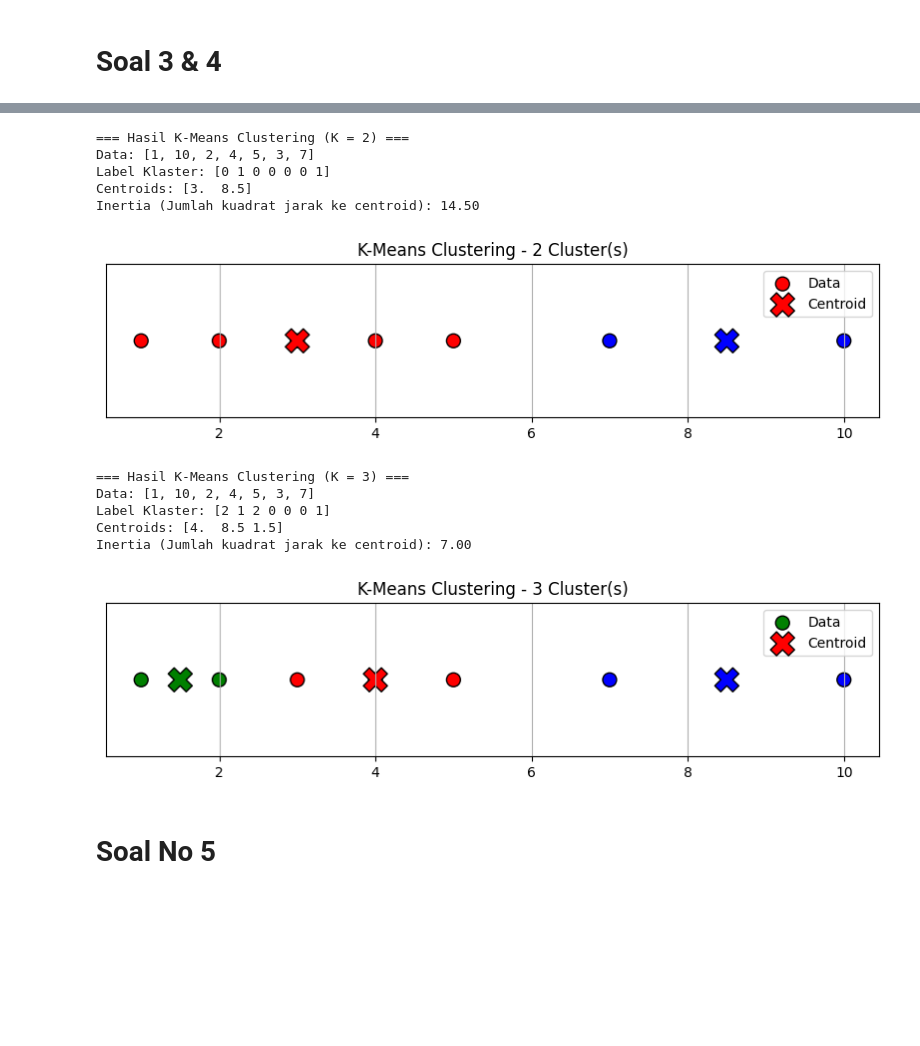
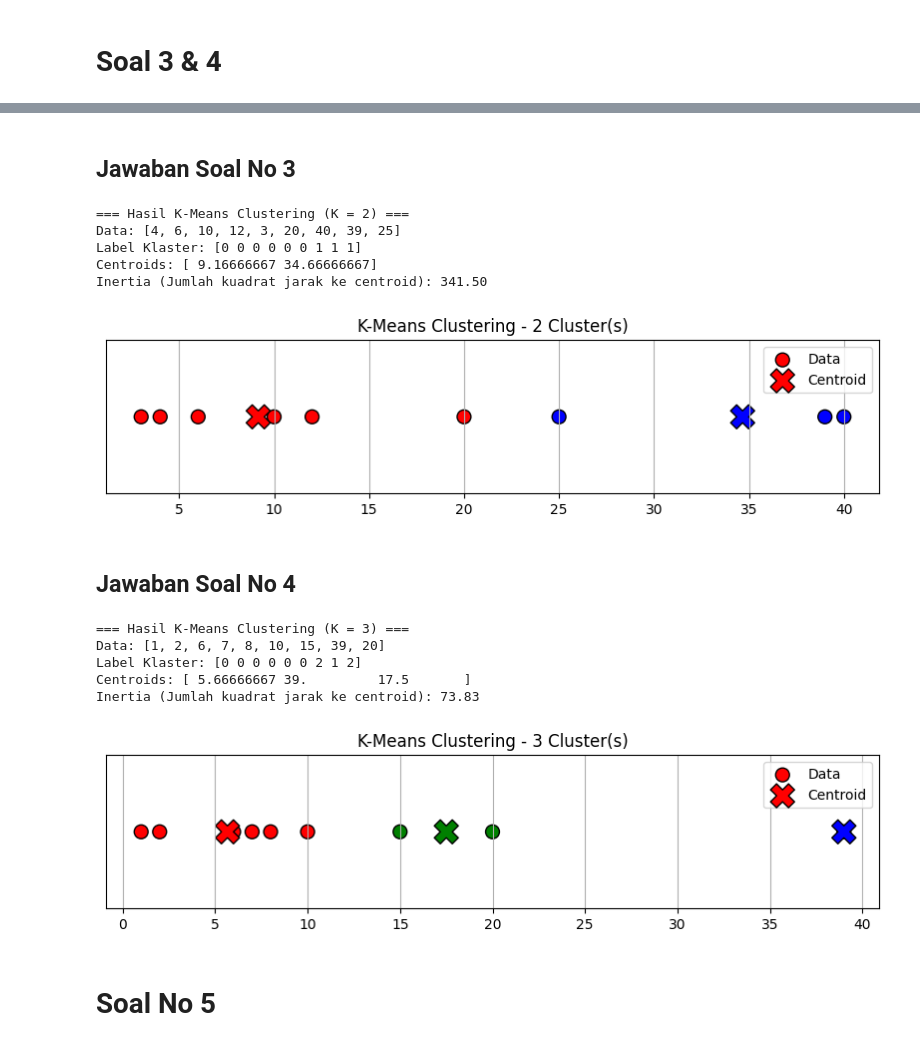
Before and after one commit to robilprogramer/uas-penambangan-data, a Jupyter notebook: main.ipynb, the cells around one changed output, grey strips where cells are left out. Cells and saved outputs as stored; diff of their text form; code cells hidden in the pictures; blank space fills up the shorter version.

Commit message:
Fix Jawaban

```diff
--- a/main.ipynb
+++ b/main.ipynb
@@ -69,8 +69,8 @@ print("-" * 40)
 encoders = {}
 encoded_df = df.copy()
 
-feature_cols = ['STUDENT', 'CREDIT_RATING']
-#feature_cols = ['AGE', 'INCOME', 'STUDENT', 'CREDIT_RATING']
+
+feature_cols = ['AGE', 'INCOME', 'STUDENT', 'CREDIT_RATING']
 target_col = 'CLASS'
 
 print("Mapping encoding untuk setiap fitur:")
@@ -700,28 +627,38 @@ def run_kmeans_clustering(data, n_clusters=2):
     plt.grid(True)
     plt.legend()
     plt.show()
+# %% [markdown]
+## Jawaban Soal No 3
+# %%
+# Dataset
+#Nim Saya  : 0102524719
+#jadi 3(x) = 39
+data = [4, 6, 10,12, 3, 20, 40 , 39, 25]
+# Jalankan untuk 2 cluster
+run_kmeans_clustering(data, n_clusters=2)
+# %% [output]
+=== Hasil K-Means Clustering (K = 2) ===
+Data: [4, 6, 10, 12, 3, 20, 40, 39, 25]
+Label Klaster: [0 0 0 0 0 0 1 1 1]
+Centroids: [ 9.16666667 34.66666667]
+Inertia (Jumlah kuadrat jarak ke centroid): 341.50
+[figure, added]
+# %% [markdown]
+## Jawaban Soal No 4
 # %%
 # Dataset
-data = [1, 10, 2, 4, 5, 3, 7]
-
-# Jalankan untuk 2 cluster
-run_kmeans_clustering(data, n_clusters=2)
-
+#Nim Saya  : 0102524719
+#jadi 3(x) = 39
+data = [1, 2, 6, 7, 8, 10, 15 , 39, 20]
 # Jalankan untuk 3 cluster
 run_kmeans_clustering(data, n_clusters=3)
 # %% [output]
-=== Hasil K-Means Clustering (K = 2) ===
-Data: [1, 10, 2, 4, 5, 3, 7]
-Label Klaster: [0 1 0 0 0 0 1]
-Centroids: [3.  8.5]
-Inertia (Jumlah kuadrat jarak ke centroid): 14.50
+=== Hasil K-Means Clustering (K = 3) ===
+Data: [1, 2, 6, 7, 8, 10, 15, 39, 20]
+Label Klaster: [0 0 0 0 0 0 2 1 2]
+Centroids: [ 5.66666667 39.         17.5       ]
+Inertia (Jumlah kuadrat jarak ke centroid): 73.83
-[figure, old version]
+[figure, new version]
-=== Hasil K-Means Clustering (K = 3) ===
-Data: [1, 10, 2, 4, 5, 3, 7]
-Label Klaster: [2 1 2 0 0 0 1]
-Centroids: [4.  8.5 1.5]
-Inertia (Jumlah kuadrat jarak ke centroid): 7.00
-[figure, removed]
 # %% [markdown]
 # Soal No 5
 # %%
```
Also changed, not shown: parts of 23 cells of this notebook.
